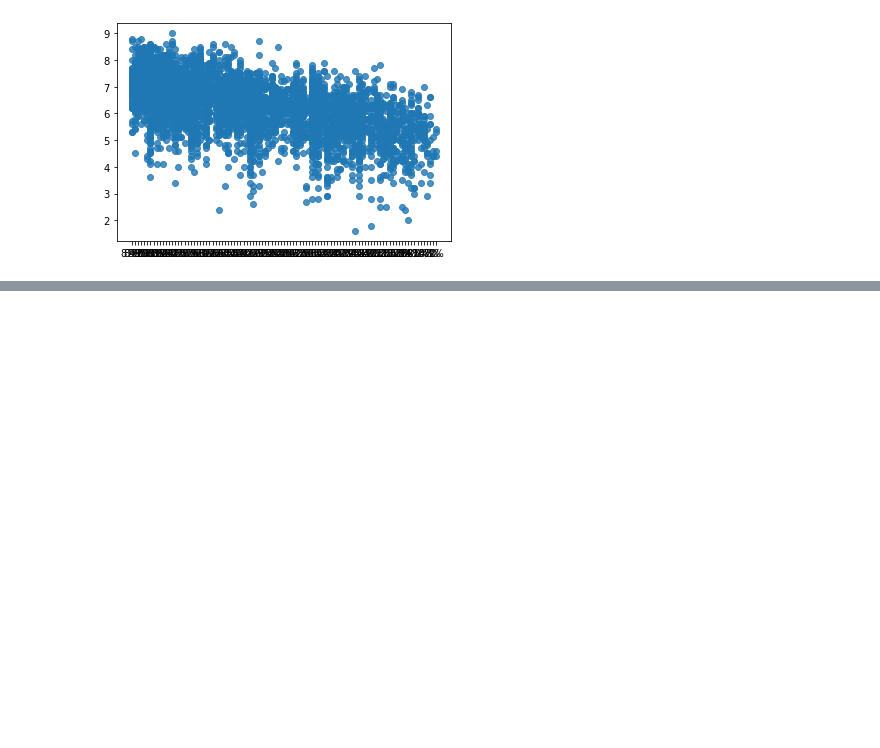
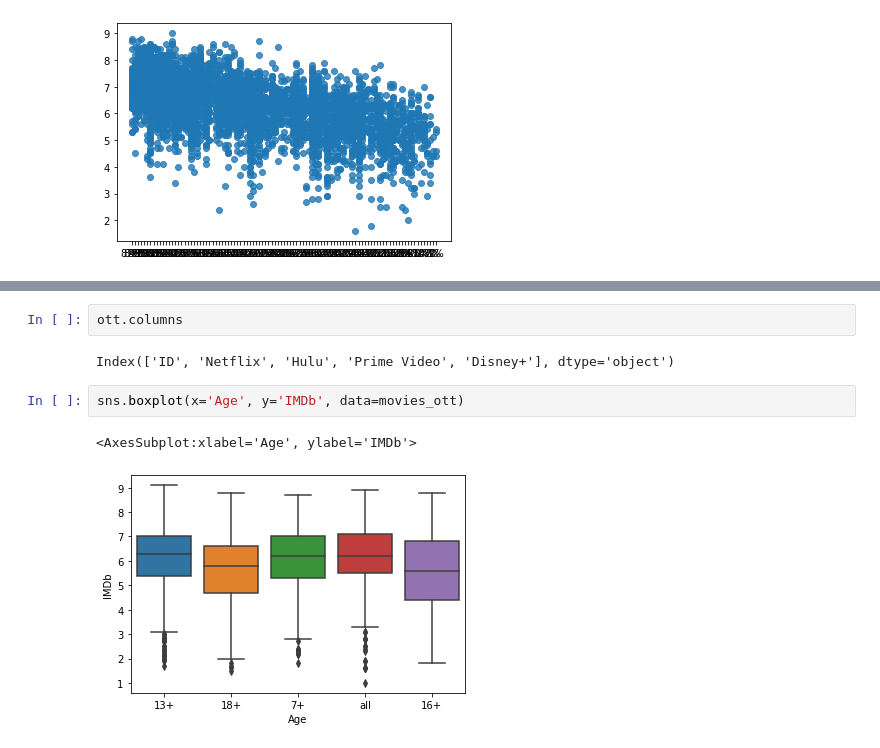
Before and after one commit to corinamc/my_python_activity, a Jupyter notebook: Canopy Movies (Countplot, Histogram, Scatterplot).ipynb, the cells around one changed output, grey strips where cells are left out. Drawn from its saved outputs; the diff is of its cells as text; blank space fills up the shorter version.

```diff
--- a/Canopy Movies (Countplot, Histogram, Scatterplot).ipynb
+++ b/Canopy Movies (Countplot, Histogram, Scatterplot).ipynb
@@ -81,0 +90,9 @@ UFuncTypeError: ufunc 'multiply' did not contain a loop with signature matching
+# %%
+ott.columns
+# %% [output]
+Index(['ID', 'Netflix', 'Hulu', 'Prime Video', 'Disney+'], dtype='object')
+# %%
+sns.boxplot(x='Age', y='IMDb', data=movies_ott)
+# %% [output]
+<AxesSubplot:xlabel='Age', ylabel='IMDb'>
+[figure, added]
```
Also changed, not shown: parts of 6 cells of this notebook.
